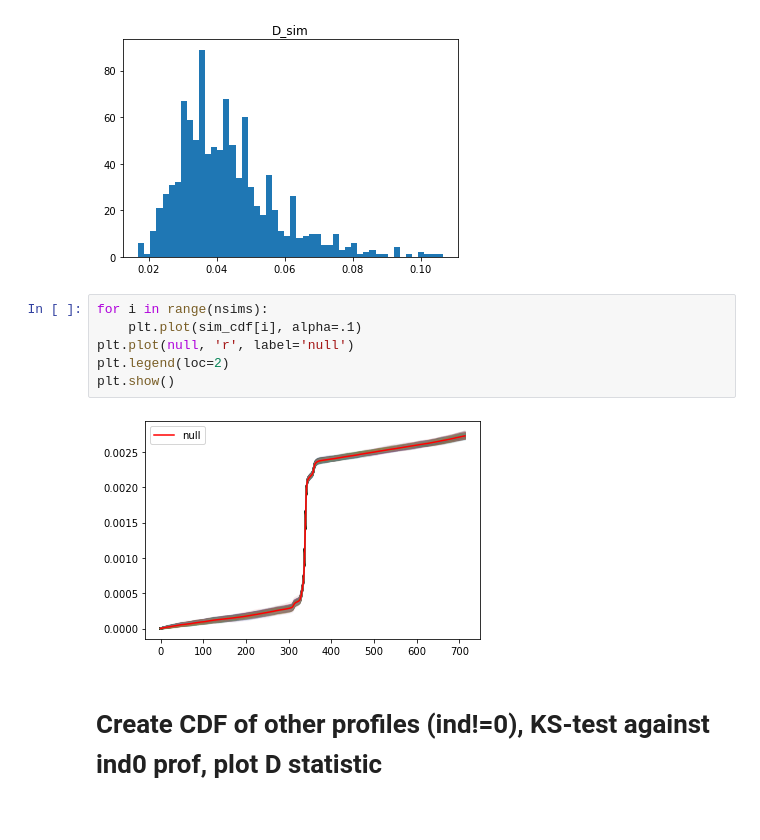
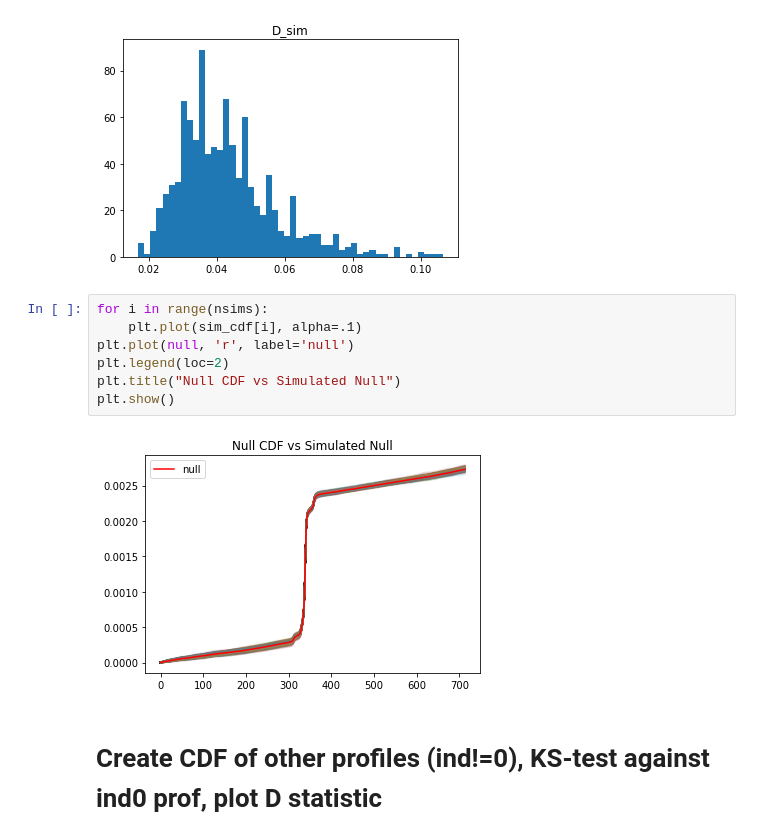
Before and after one commit to minyoungk99/IRES, a Jupyter notebook: J0332_KS_test_sim.ipynb, the cells around one changed output. Cells and saved outputs as stored; diff of their text form.

```diff
--- a/J0332_KS_test_sim.ipynb
+++ b/J0332_KS_test_sim.ipynb
@@ -66,11 +66,12 @@ plt.show()
 # %%
 for i in range(nsims):
     plt.plot(sim_cdf[i], alpha=.1)
 plt.plot(null, 'r', label='null')
 plt.legend(loc=2)
+plt.title("Null CDF vs Simulated Null")
 plt.show()
 # %% [output]
-[figure, old version]
+[figure, new version]
 # %% [markdown]
 # Create CDF of other profiles (ind!=0), KS-test against ind0 prof, plot D statistic
 # %%
```
Also changed, not shown: parts of 12 cells of this notebook, 10 other files.
